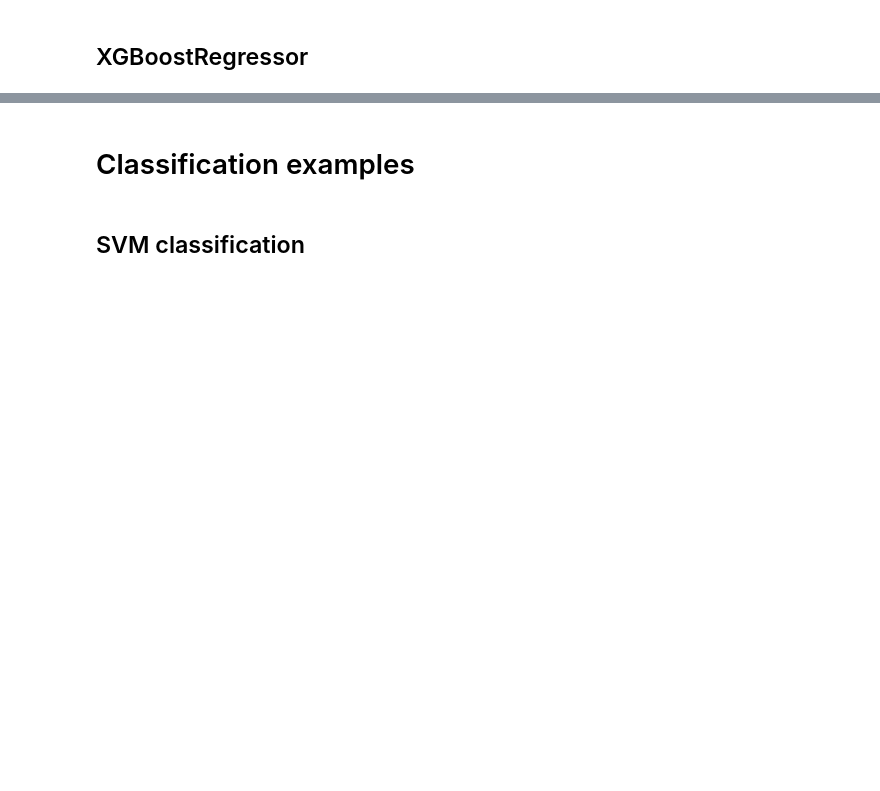
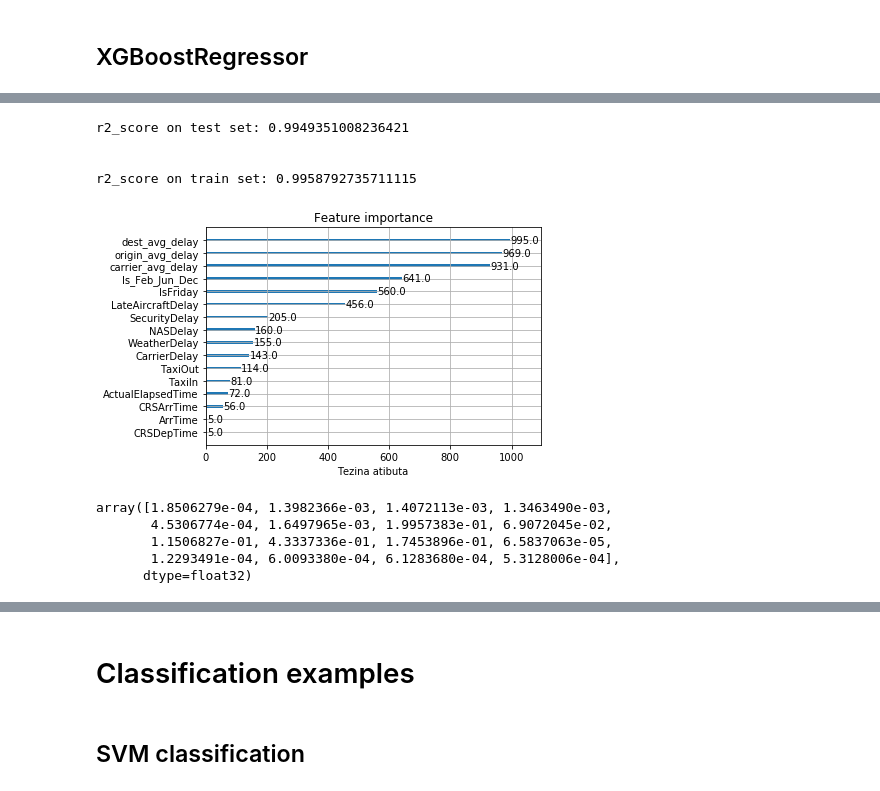
Before and after one commit to jc-phscst/ML-I4.0, a Jupyter notebook: Delayed flights - models.ipynb, the cells around one changed output, grey strips where cells are left out. Saved outputs shown, nothing was run; the diff lists cells and outputs as text; code cells hidden in the pictures; blank space fills up the shorter version.

Commit message:
Adding new models

```diff
--- a/Delayed flights - models.ipynb
+++ b/Delayed flights - models.ipynb
@@ -478,0 +462,14 @@ metrics.r2_score(y_test, y_test_predicted)
+# %%
+best_score=0
+best_params = {'n_estimators' : 0, 'max_depth' : 0}
+
+for n in n_est:
+    for d in max_depth:
+        model =  xgboost.XGBRegressor(n_estimators=n, max_depth=d, objective='reg:squarederror')
+        scores = model_selection.cross_val_score(model, x_train, y_train, cv=5, scoring='r2')
+        score = scores.mean()
+
+        if score > best_score:
+            best_score = score
+            best_params['n_estimators'] = n
+            best_params['max_depth'] = d
@@ -478,0 +485,4 @@ metrics.r2_score(y_test, y_test_predicted)
+# %%
+model_xgboost = xgboost.XGBRegressor(n_estimators=best_params['n_estimators'], max_depth=best_params['max_depth'], objective='reg:squarederror')
+# %%
+model_xgboost.fit(x_train, y_train)
@@ -478,0 +503,27 @@ metrics.r2_score(y_test, y_test_predicted)
+# %%
+print('r2_score on test set:', metrics.r2_score(y_test, y_test_predicted))
+print('\n')
+print('r2_score on train set:', metrics.r2_score(y_train, y_train_predicted))
+# %% [output]
+r2_score on test set: 0.9949351008236421
+
+
+r2_score on train set: 0.9958792735711115
+# %%
+features = x.columns
+# %%
+xgboost.plot_importance(model_xgboost)
+plt.yticks(range(len(features)), features)
+plt.xlabel('Tezina atibuta')
+plt.ylabel('')
+plt.show()
+# %% [output]
+[figure, added]
+# %%
+model_xgboost.feature_importances_
+# %% [output]
+array([1.8506279e-04, 1.3982366e-03, 1.4072113e-03, 1.3463490e-03,
+       4.5306774e-04, 1.6497965e-03, 1.9957383e-01, 6.9072045e-02,
+       1.1506827e-01, 4.3337336e-01, 1.7453896e-01, 6.5837063e-05,
+       1.2293491e-04, 6.0093380e-04, 6.1283680e-04, 5.3128006e-04],
+      dtype=float32)
```
Also changed, not shown: parts of 33 cells of this notebook.
